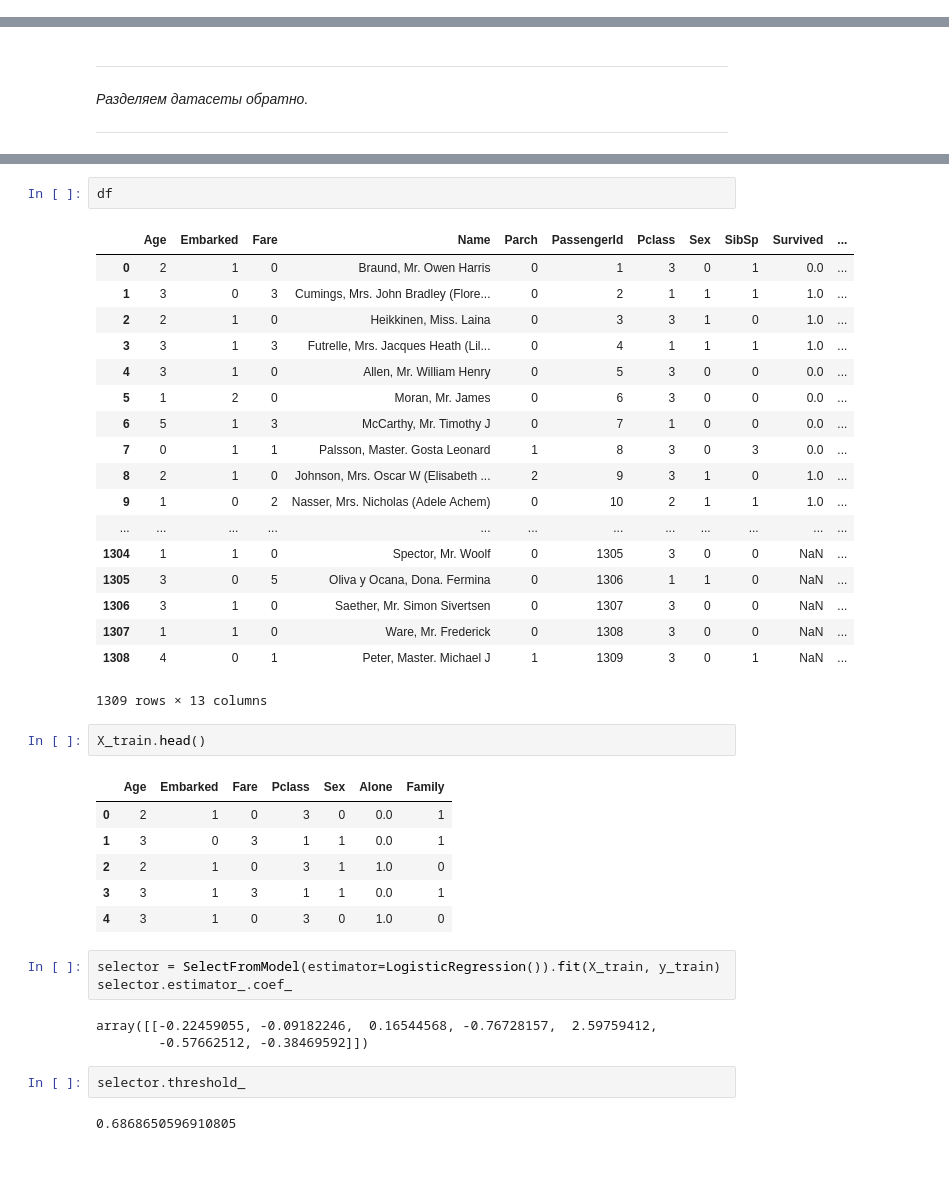
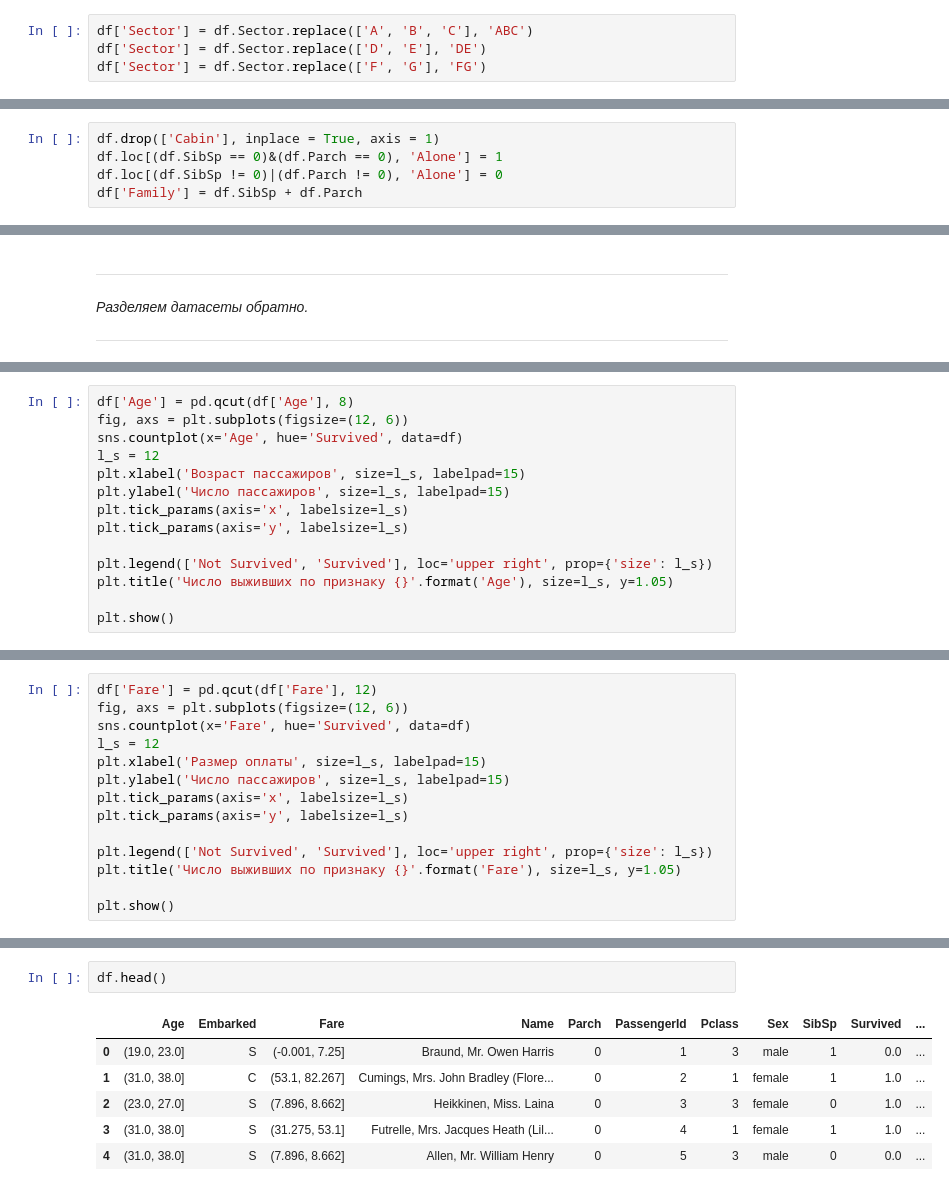
Before and after one commit to Dmitry-Sn/Code_example, a Jupyter notebook: Titanic Kaggle/Titanic Kaggle Notebook.ipynb, the cells around one changed output, grey strips where cells are left out. Drawn from its saved outputs; the diff is of its cells as text; blank space fills up the shorter version.

```diff
--- a/Titanic Kaggle/Titanic Kaggle Notebook.ipynb
+++ b/Titanic Kaggle/Titanic Kaggle Notebook.ipynb
@@ -196,0 +200,4 @@ df.Embarked.replace({'C': 0, 'S': 1, 'Q': 2}, inplace = True)
+# %%
+df['Sector'] = df.Sector.replace(['A', 'B', 'C'], 'ABC')
+df['Sector'] = df.Sector.replace(['D', 'E'], 'DE')
+df['Sector'] = df.Sector.replace(['F', 'G'], 'FG')
@@ -197,3 +208,8 @@ df.Embarked.replace({'C': 0, 'S': 1, 'Q': 2}, inplace = True)
+# %%
+df.drop(['Cabin'], inplace = True, axis = 1)
+df.loc[(df.SibSp == 0)&(df.Parch == 0), 'Alone'] = 1
+df.loc[(df.SibSp != 0)|(df.Parch != 0), 'Alone'] = 0
+df['Family'] = df.SibSp + df.Parch
 # %%
 # Пустых колонок нет.
 df.drop(columns = 'Survived').isna().sum() == 0
@@ -251,0 +340,14 @@ X_test = test1.drop(columns = ['Survived','Name', 'Ticket', 'PassengerId', 'SibS
+# %%
+df['Age'] = pd.qcut(df['Age'], 8)
+fig, axs = plt.subplots(figsize=(12, 6))
+sns.countplot(x='Age', hue='Survived', data=df)
+l_s = 12
+plt.xlabel('Возраст пассажиров', size=l_s, labelpad=15)
+plt.ylabel('Число пассажиров', size=l_s, labelpad=15)
+plt.tick_params(axis='x', labelsize=l_s)
+plt.tick_params(axis='y', labelsize=l_s)
+
+plt.legend(['Not Survived', 'Survived'], loc='upper right', prop={'size': l_s})
+plt.title('Число выживших по признаку {}'.format('Age'), size=l_s, y=1.05)
+
+plt.show()
@@ -251,0 +356,14 @@ X_test = test1.drop(columns = ['Survived','Name', 'Ticket', 'PassengerId', 'SibS
+# %%
+df['Fare'] = pd.qcut(df['Fare'], 12)
+fig, axs = plt.subplots(figsize=(12, 6))
+sns.countplot(x='Fare', hue='Survived', data=df)
+l_s = 12
+plt.xlabel('Размер оплаты', size=l_s, labelpad=15)
+plt.ylabel('Число пассажиров', size=l_s, labelpad=15)
+plt.tick_params(axis='x', labelsize=l_s)
+plt.tick_params(axis='y', labelsize=l_s)
+
+plt.legend(['Not Survived', 'Survived'], loc='upper right', prop={'size': l_s})
+plt.title('Число выживших по признаку {}'.format('Fare'), size=l_s, y=1.05)
+
+plt.show()
@@ -252,40 +372,9 @@ X_test = test1.drop(columns = ['Survived','Name', 'Ticket', 'PassengerId', 'SibS
 # %%
-df
+df.head()
 # %% [output]
 |  | Age | Embarked | Fare | Name | Parch | PassengerId | Pclass | Sex | SibSp | Survived | ... |
-| 0 | 2 | 1 | 0 | Braund, Mr. Owen Harris | 0 | 1 | 3 | 0 | 1 | 0.0 | ... |
-| 1 | 3 | 0 | 3 | Cumings, Mrs. John Bradley (Flore... | 0 | 2 | 1 | 1 | 1 | 1.0 | ... |
-| 2 | 2 | 1 | 0 | Heikkinen, Miss. Laina | 0 | 3 | 3 | 1 | 0 | 1.0 | ... |
-| 3 | 3 | 1 | 3 | Futrelle, Mrs. Jacques Heath (Lil... | 0 | 4 | 1 | 1 | 1 | 1.0 | ... |
-| 4 | 3 | 1 | 0 | Allen, Mr. William Henry | 0 | 5 | 3 | 0 | 0 | 0.0 | ... |
-| 5 | 1 | 2 | 0 | Moran, Mr. James | 0 | 6 | 3 | 0 | 0 | 0.0 | ... |
-| 6 | 5 | 1 | 3 | McCarthy, Mr. Timothy J | 0 | 7 | 1 | 0 | 0 | 0.0 | ... |
-| 7 | 0 | 1 | 1 | Palsson, Master. Gosta Leonard | 1 | 8 | 3 | 0 | 3 | 0.0 | ... |
-| 8 | 2 | 1 | 0 | Johnson, Mrs. Oscar W (Elisabeth ... | 2 | 9 | 3 | 1 | 0 | 1.0 | ... |
-| 9 | 1 | 0 | 2 | Nasser, Mrs. Nicholas (Adele Achem) | 0 | 10 | 2 | 1 | 1 | 1.0 | ... |
-| ... | ... | ... | ... | ... | ... | ... | ... | ... | ... | ... | ... |
-| 1304 | 1 | 1 | 0 | Spector, Mr. Woolf | 0 | 1305 | 3 | 0 | 0 | NaN | ... |
-| 1305 | 3 | 0 | 5 | Oliva y Ocana, Dona. Fermina | 0 | 1306 | 1 | 1 | 0 | NaN | ... |
-| 1306 | 3 | 1 | 0 | Saether, Mr. Simon Sivertsen | 0 | 1307 | 3 | 0 | 0 | NaN | ... |
-| 1307 | 1 | 1 | 0 | Ware, Mr. Frederick | 0 | 1308 | 3 | 0 | 0 | NaN | ... |
-| 1308 | 4 | 0 | 1 | Peter, Master. Michael J | 1 | 1309 | 3 | 0 | 1 | NaN | ... |
+| 0 | (19.0, 23.0] | S | (-0.001, 7.25] | Braund, Mr. Owen Harris | 0 | 1 | 3 | male | 1 | 0.0 | ... |
+| 1 | (31.0, 38.0] | C | (53.1, 82.267] | Cumings, Mrs. John Bradley (Flore... | 0 | 2 | 1 | female | 1 | 1.0 | ... |
+| 2 | (23.0, 27.0] | S | (7.896, 8.662] | Heikkinen, Miss. Laina | 0 | 3 | 3 | female | 0 | 1.0 | ... |
+| 3 | (31.0, 38.0] | S | (31.275, 53.1] | Futrelle, Mrs. Jacques Heath (Lil... | 0 | 4 | 1 | female | 1 | 1.0 | ... |
+| 4 | (31.0, 38.0] | S | (7.896, 8.662] | Allen, Mr. William Henry | 0 | 5 | 3 | male | 0 | 0.0 | ... |
-1309 rows × 13 columns
-# %%
-X_train.head()
-# %% [output]
-|  | Age | Embarked | Fare | Pclass | Sex | Alone | Family |
-| 0 | 2 | 1 | 0 | 3 | 0 | 0.0 | 1 |
-| 1 | 3 | 0 | 3 | 1 | 1 | 0.0 | 1 |
-| 2 | 2 | 1 | 0 | 3 | 1 | 1.0 | 0 |
-| 3 | 3 | 1 | 3 | 1 | 1 | 0.0 | 1 |
-| 4 | 3 | 1 | 0 | 3 | 0 | 1.0 | 0 |
-# %%
-selector = SelectFromModel(estimator=LogisticRegression()).fit(X_train, y_train)
-selector.estimator_.coef_
-# %% [output]
-array([[-0.22459055, -0.09182246,  0.16544568, -0.76728157,  2.59759412,
-        -0.57662512, -0.38469592]])
-# %%
-selector.threshold_
-# %% [output]
-0.6868650596910805
```
Also changed, not shown: parts of 44 cells of this notebook, 7 other files.
